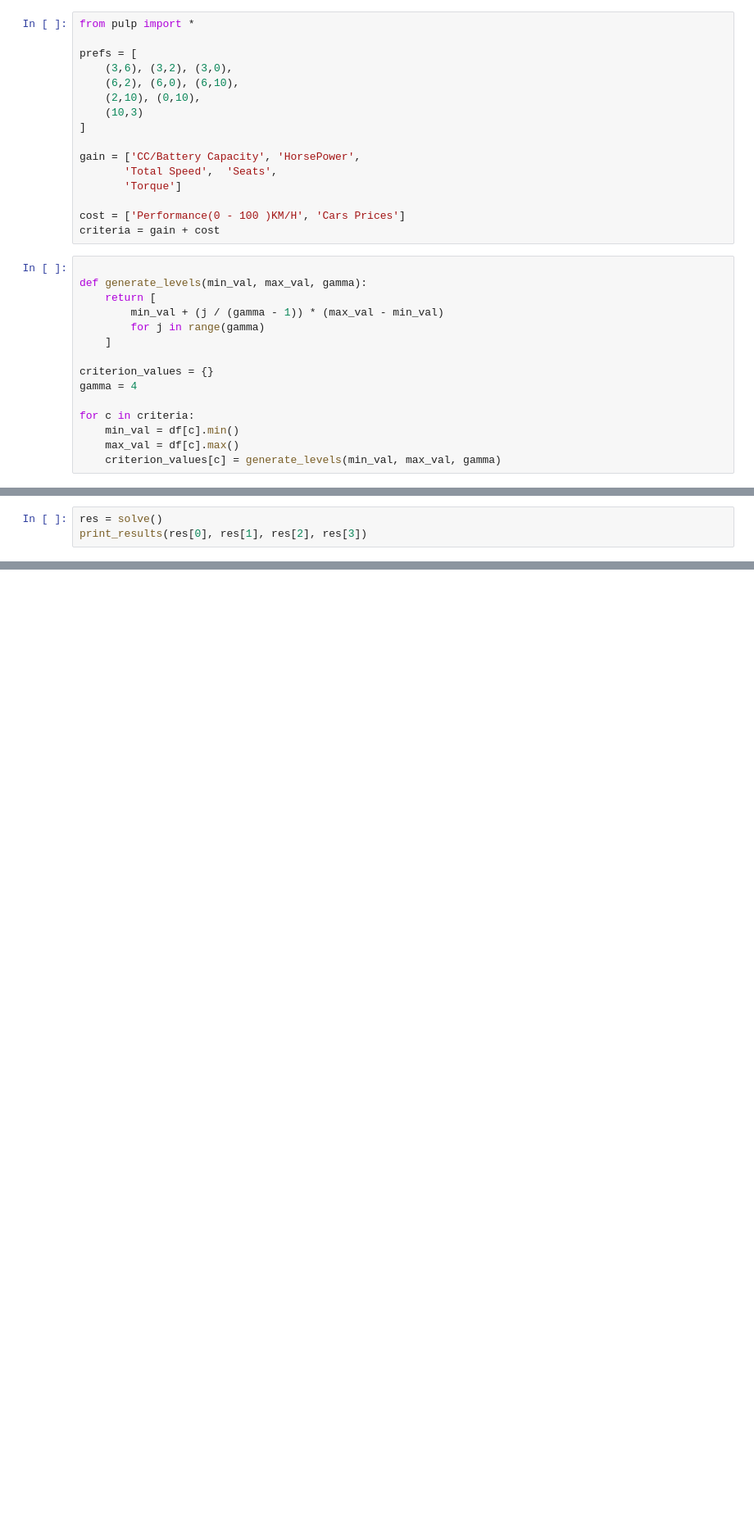
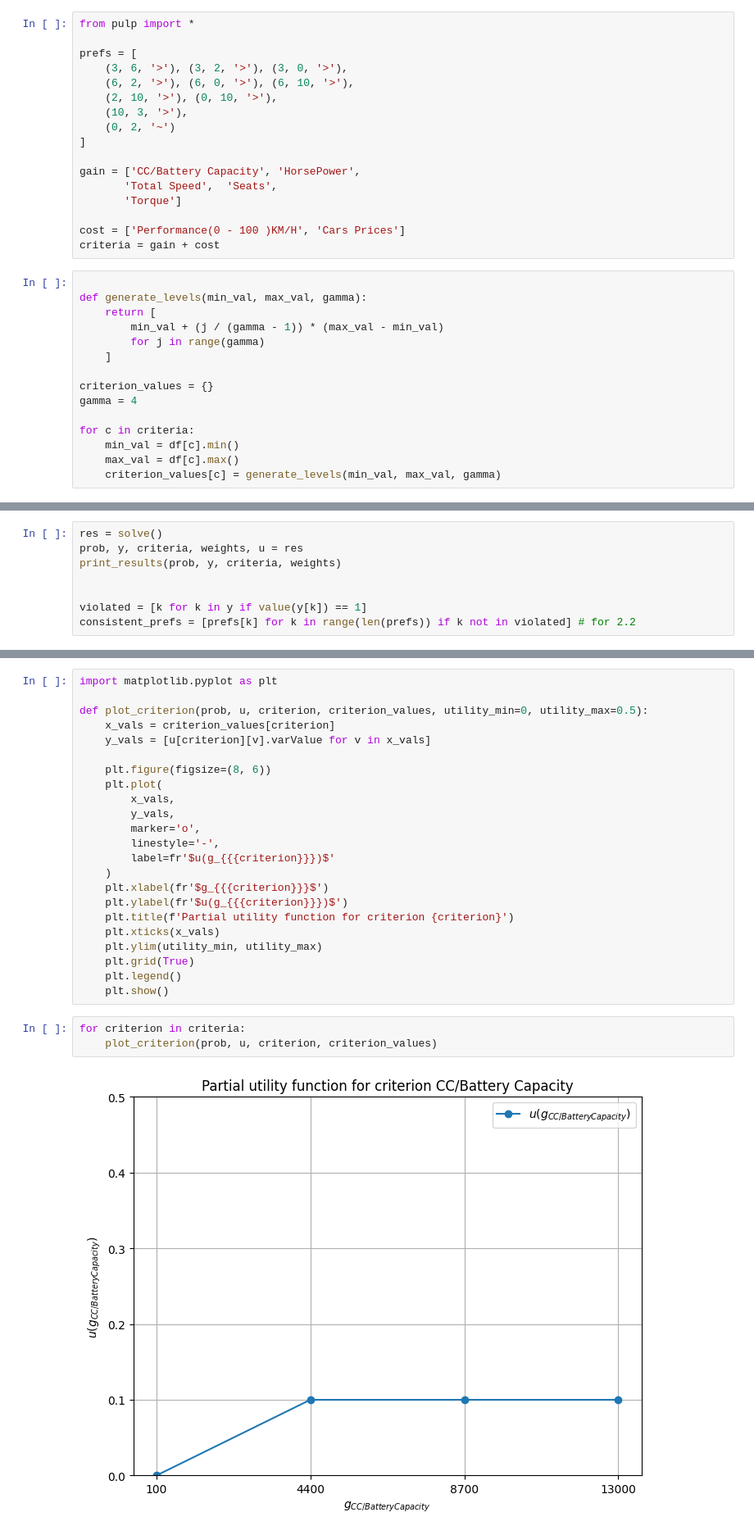
Before and after one commit to KacperKuznik/Decision-Analysis-UTA-AHP, a Jupyter notebook: uta.ipynb, the cells around one changed output, grey strips where cells are left out. Shown at 82% size. Saved outputs shown, nothing was run; the diff lists cells and outputs as text; blank space fills up the shorter version.

```diff
--- a/uta.ipynb
+++ b/uta.ipynb
@@ -79,10 +64,11 @@ df
 from pulp import *
 
 prefs = [
-    (3,6), (3,2), (3,0),
-    (6,2), (6,0), (6,10),
-    (2,10), (0,10),
-    (10,3)
+    (3, 6, '>'), (3, 2, '>'), (3, 0, '>'),
+    (6, 2, '>'), (6, 0, '>'), (6, 10, '>'),
+    (2, 10, '>'), (0, 10, '>'),
+    (10, 3, '>'),
+    (0, 2, '~')
 ]
 
 gain = ['CC/Battery Capacity', 'HorsePower',
@@ -207,6 +202,11 @@ def print_results(prob, y, criteria, weights):
 # %%
 res = solve()
-print_results(res[0], res[1], res[2], res[3])
+prob, y, criteria, weights, u = res
+print_results(prob, y, criteria, weights)
+
+
+violated = [k for k in y if value(y[k]) == 1]
+consistent_prefs = [prefs[k] for k in range(len(prefs)) if k not in violated] # for 2.2
 # %% [output]
 Status:  Optimal
 Violated constraints:
@@ -230,0 +228,28 @@ Cars Prices 0.1
+# %%
+import matplotlib.pyplot as plt
+
+def plot_criterion(prob, u, criterion, criterion_values, utility_min=0, utility_max=0.5):
+    x_vals = criterion_values[criterion]
+    y_vals = [u[criterion][v].varValue for v in x_vals]
+
+    plt.figure(figsize=(8, 6))
+    plt.plot(
+        x_vals,
+        y_vals,
+        marker='o',
+        linestyle='-',
+        label=fr'$u(g_{{{criterion}}})$'
+    )
+    plt.xlabel(fr'$g_{{{criterion}}}$')
+    plt.ylabel(fr'$u(g_{{{criterion}}})$')
+    plt.title(f'Partial utility function for criterion {criterion}')
+    plt.xticks(x_vals)
+    plt.ylim(utility_min, utility_max)
+    plt.grid(True)
+    plt.legend()
+    plt.show()
+# %%
+for criterion in criteria:
+    plot_criterion(prob, u, criterion, criterion_values)
+# %% [output]
+[figure, added]
```
Also changed, not shown: parts of 13 cells of this notebook.
